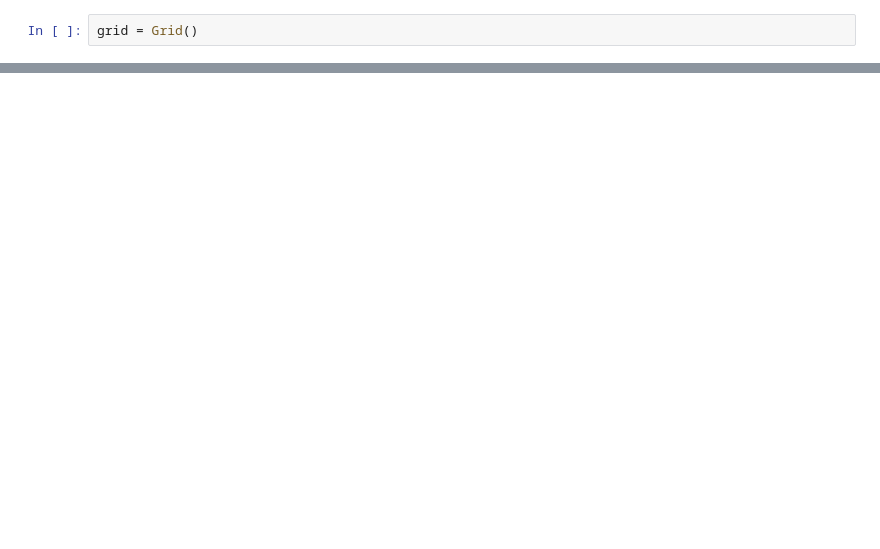
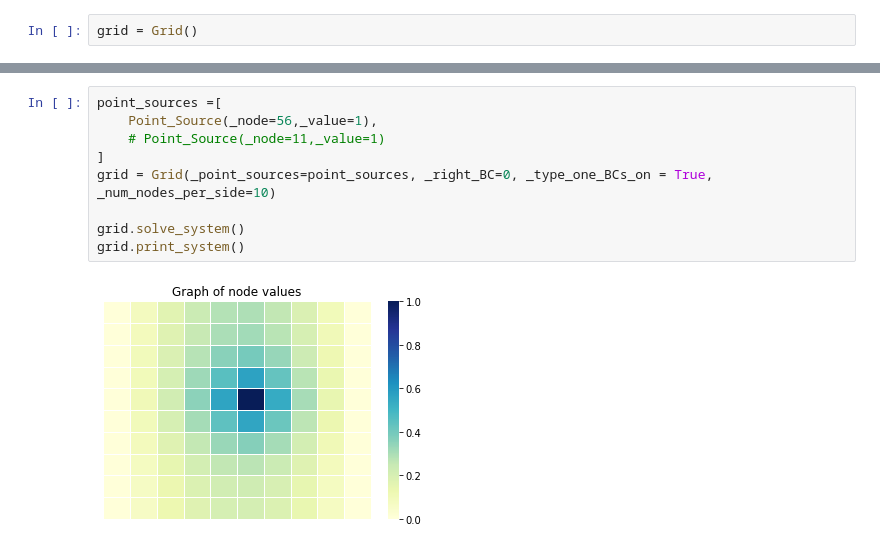
Before and after one commit to westb2/numerical_methods_hw4, a Jupyter notebook: test_grid.ipynb, the cells around one changed output, grey strips where cells are left out. Cells and saved outputs as stored; diff of their text form; blank space fills up the shorter version.

```diff
--- a/test_grid.ipynb
+++ b/test_grid.ipynb
@@ -177,0 +229,11 @@ grid.print_system()
+# %%
+point_sources =[
+    Point_Source(_node=56,_value=1),
+    # Point_Source(_node=11,_value=1)
+]
+grid = Grid(_point_sources=point_sources, _right_BC=0, _type_one_BCs_on = True, _num_nodes_per_side=10)
+
+grid.solve_system()
+grid.print_system()
+# %% [output]
+[figure, added]
```
Also changed, not shown: parts of 10 cells of this notebook.
